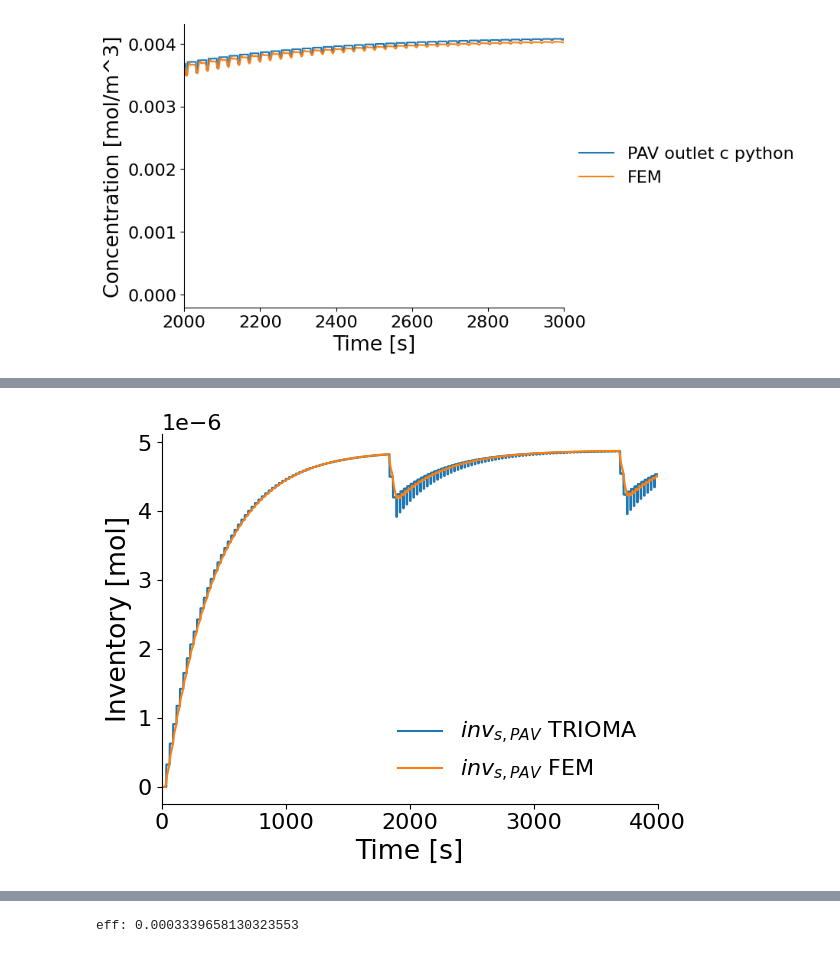
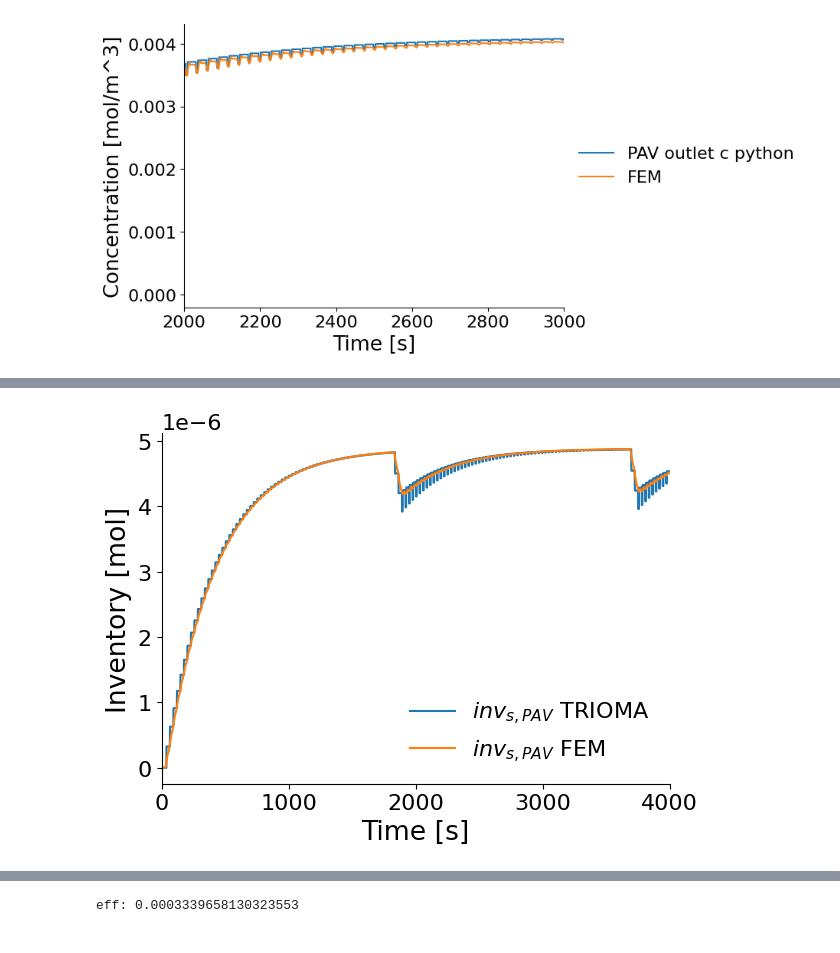
Before and after one commit to gabriele-ferrero/TRIOMA_Verification, a Jupyter notebook: Transient_Studies/PseudoTransient_T.ipynb, the cells around one changed output, grey strips where cells are left out. Saved outputs shown, nothing was run; the diff lists cells and outputs as text; code cells hidden in the pictures.

```diff
--- a/Transient_Studies/PseudoTransient_T.ipynb
+++ b/Transient_Studies/PseudoTransient_T.ipynb
@@ -456,20 +458,21 @@ plt.savefig(folder+"/c_out_HX_comparison.png",dpi=300)
 # %%
 if compute_inv:
     plt.plot(t_vec+PAV.geometry.L/PAV.fluid.U0,PAV_inv/PAV.geometry.n_pipes,label=r"$inv_{s,PAV}$ TRIOMA")
 
     PAV_inv_coms=np.loadtxt(folder+"/Inv_PAV_vec_COMS_long.txt", delimiter="\t")
     plt.plot(PAV_inv_coms[:,0],PAV_inv_coms[:,1],label=r"$inv_{s,PAV} $ FEM")
     # plt.yscale("log")
     plt.xlim([0,4000])
     plt.legend(loc='lower right',frameon=False)
     plt.gca().spines['right'].set_visible(False)
     plt.gca().spines['top'].set_visible(False)
     plt.xlabel("Time [s]")
     plt.ylabel("Inventory [mol]")
+    plt.tight_layout()
     plt.savefig(folder+"/Inv_PAV_comparison.png",dpi=300)
     # plt.xlim(0,2000/3600)
 # %% [output]
-[figure, old version]
+[figure, new version]
 # %%
 if compute_inv:
     plt.plot(t_vec,connection_inv/Connection.geometry.n_pipes,label=r"$inv_{s,DLR}$ TRIOMA")
```
Also changed, not shown: parts of 3 cells of this notebook, 5 other files.
